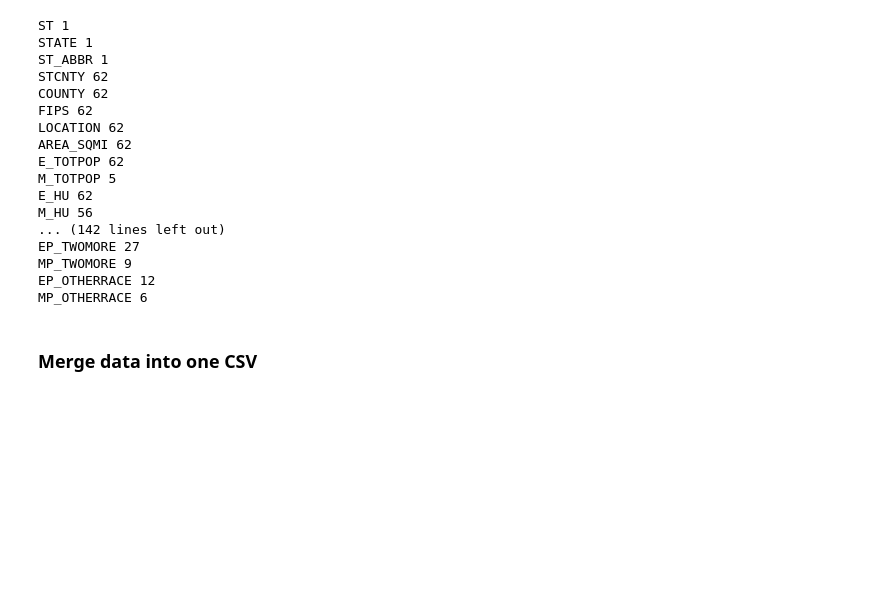
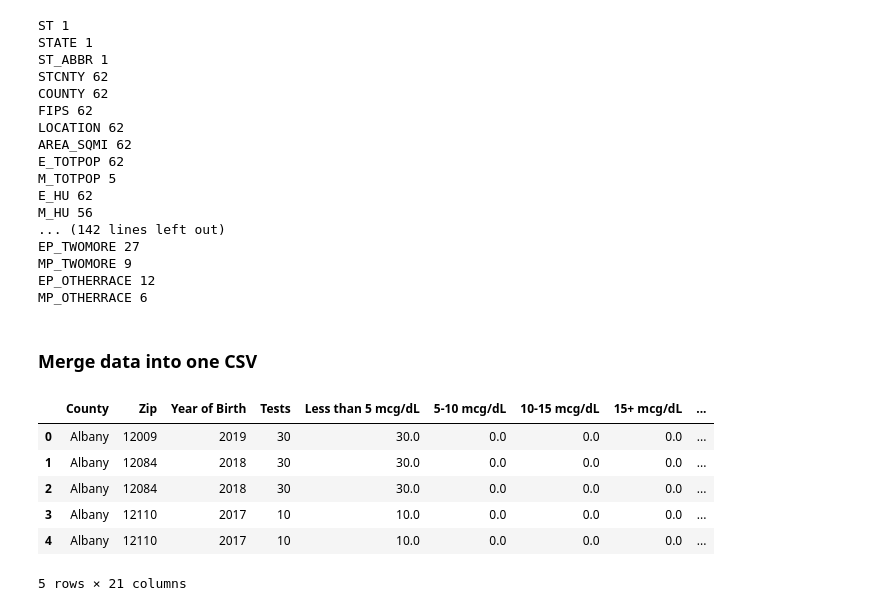
Before and after one commit to brooksbb11/Project4, a Jupyter notebook: individual_folders/abby_analysis/clean_CSVs.ipynb, the cells around one changed output. Saved outputs shown, nothing was run; the diff lists cells and outputs as text; code cells hidden in the pictures; blank space fills up the shorter version.

```diff
--- a/individual_folders/abby_analysis/clean_CSVs.ipynb
+++ b/individual_folders/abby_analysis/clean_CSVs.ipynb
@@ -344,3 +376,7 @@ school_water.head()
+# %%
+#Chaning dtypes
+school_water = school_water.astype({'Zip': 'int64'})
+school_water.info()
 # %%
 # Export the cleaned DataFrame as a CSV file.
 school_water.to_csv("../../data/cleaned_water_data.csv", encoding='utf8', index=False)
@@ -418,8 +454,13 @@ no_heat_days_df.to_csv("../data/cleaned_AZ-NoHeatDays.csv", encoding='utf8', ind
 ### Merge data into one CSV
 # %%
 # Combine the data into a single dataset.
-rates_df = pd.merge(ed_visits_df, hosp_df, left_on=['county','year'], right_on = ['county','year'])
-rates_df.head()
-
-# Remove county IDs
-rates_df.drop(columns=["county_id_x", "county_id_y"])
+lead_df = pd.merge(blood_levels_2020, school_water, left_on=['County','Zip'], right_on = ['County','Zip'])
+lead_df.head()
+# %% [output]
+|  | County | Zip | Year of Birth | Tests | Less than 5 mcg/dL | 5-10 mcg/dL | 10-15 mcg/dL | 15+ mcg/dL | ... |
+| 0 | Albany | 12009 | 2019 | 30 | 30.0 | 0.0 | 0.0 | 0.0 | ... |
+| 1 | Albany | 12084 | 2018 | 30 | 30.0 | 0.0 | 0.0 | 0.0 | ... |
+| 2 | Albany | 12084 | 2018 | 30 | 30.0 | 0.0 | 0.0 | 0.0 | ... |
+| 3 | Albany | 12110 | 2017 | 10 | 10.0 | 0.0 | 0.0 | 0.0 | ... |
+| 4 | Albany | 12110 | 2017 | 10 | 10.0 | 0.0 | 0.0 | 0.0 | ... |
+5 rows × 21 columns
```
Also changed, not shown: parts of 8 cells of this notebook, 3 other files.
